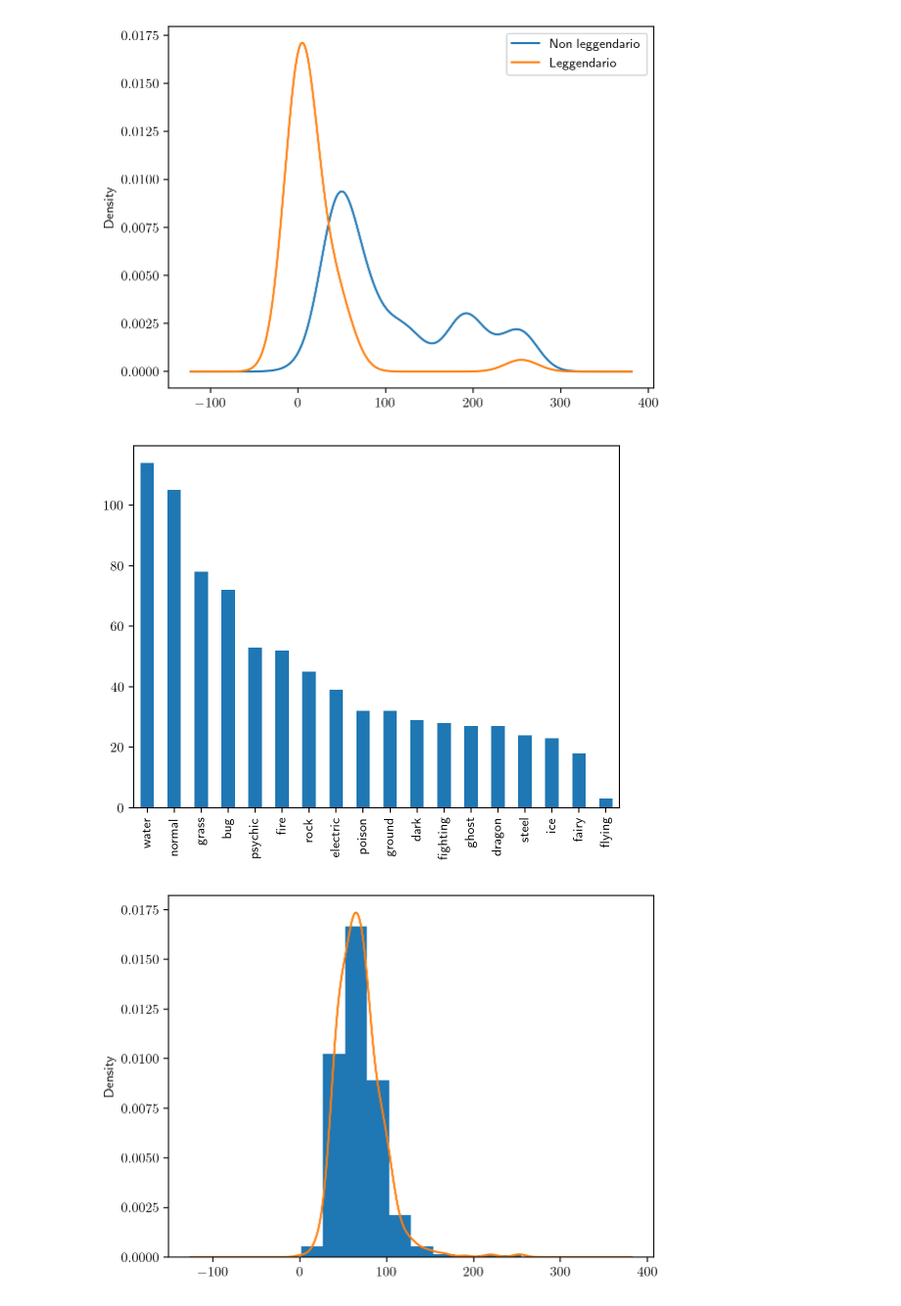
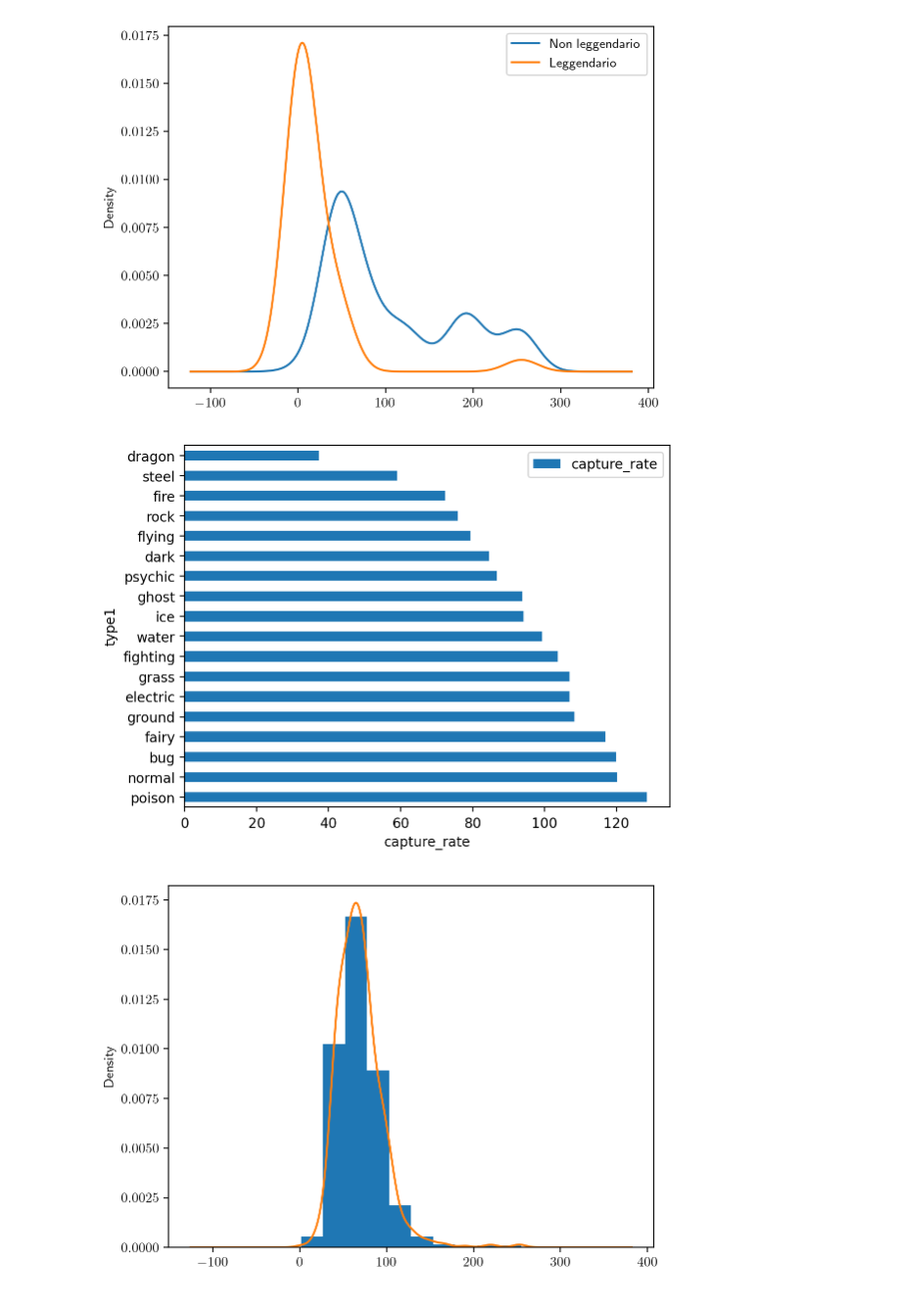
Before and after one commit to AIM-mate/corso-python-23, a Jupyter notebook: lezione-4/lezione-4.ipynb, the cells around one changed output. Shown at 98% size. Saved outputs shown, nothing was run; the diff lists cells and outputs as text; code cells hidden in the pictures.

```diff
--- a/lezione-4/lezione-4.ipynb
+++ b/lezione-4/lezione-4.ipynb
@@ -1491,11 +1520,13 @@ plt.legend()
 plt.show()
 # %% [output]
 [figure]
-# %%
-df['type1'].value_counts().plot.bar()
-plt.show()
-# %% [output]
-[figure, removed]
+# %%
+df.groupby('type1')[['capture_rate']].aggregate(lambda x: x.sum() / len(x))\
+    .sort_values(by='capture_rate', ascending=False).plot.barh()
+plt.xlabel('capture_rate')
+plt.show()
+# %% [output]
+[figure, added]
 # %%
 plt.hist(df['hp'], density=True) # Hit Points
 df['hp'].plot.kde()
```
Also changed, not shown: parts of 40 cells of this notebook, 2 other files.
